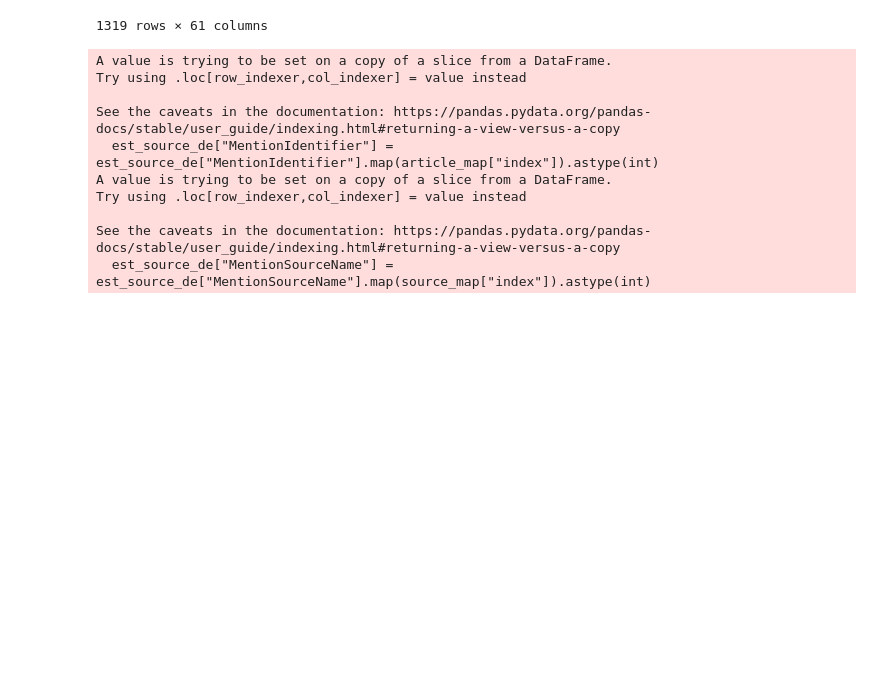
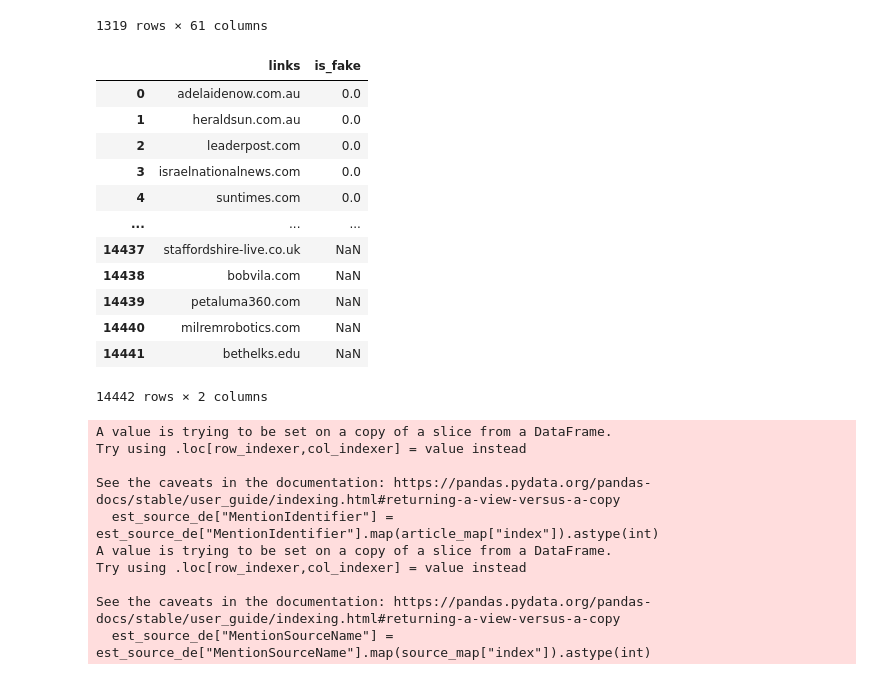
Before and after one commit to MatthiasPicard/fake-news-detection, a Jupyter notebook: urls.ipynb, the cells around one changed output. Cells and saved outputs as stored; diff of their text form; code cells hidden in the pictures; blank space fills up the shorter version.

```diff
--- a/urls.ipynb
+++ b/urls.ipynb
@@ -333,6 +333,22 @@ df_test_event
 | 1317 | 1130323965 | 20231001 | 202310 | 2023 | 2023.7425 | zulGOV | ZULU | NaN | ... |
 | 1318 | 1130323966 | 20231001 | 202310 | 2023 | 2023.7425 | zulGOV | ZULU | NaN | ... |
 1319 rows × 61 columns
+# %%
+df_sources_mixte
+# %% [output]
+|  | links | is_fake |
+| 0 | adelaidenow.com.au | 0.0 |
+| 1 | heraldsun.com.au | 0.0 |
+| 2 | leaderpost.com | 0.0 |
+| 3 | israelnationalnews.com | 0.0 |
+| 4 | suntimes.com | 0.0 |
+| ... | ... | ... |
+| 14437 | staffordshire-live.co.uk | NaN |
+| 14438 | bobvila.com | NaN |
+| 14439 | petaluma360.com | NaN |
+| 14440 | milremrobotics.com | NaN |
+| 14441 | bethelks.edu | NaN |
+14442 rows × 2 columns
 # %%
 # Encoding and creating the map for df_sources
 
```
Also changed, not shown: parts of 33 cells of this notebook, 1 other file.
